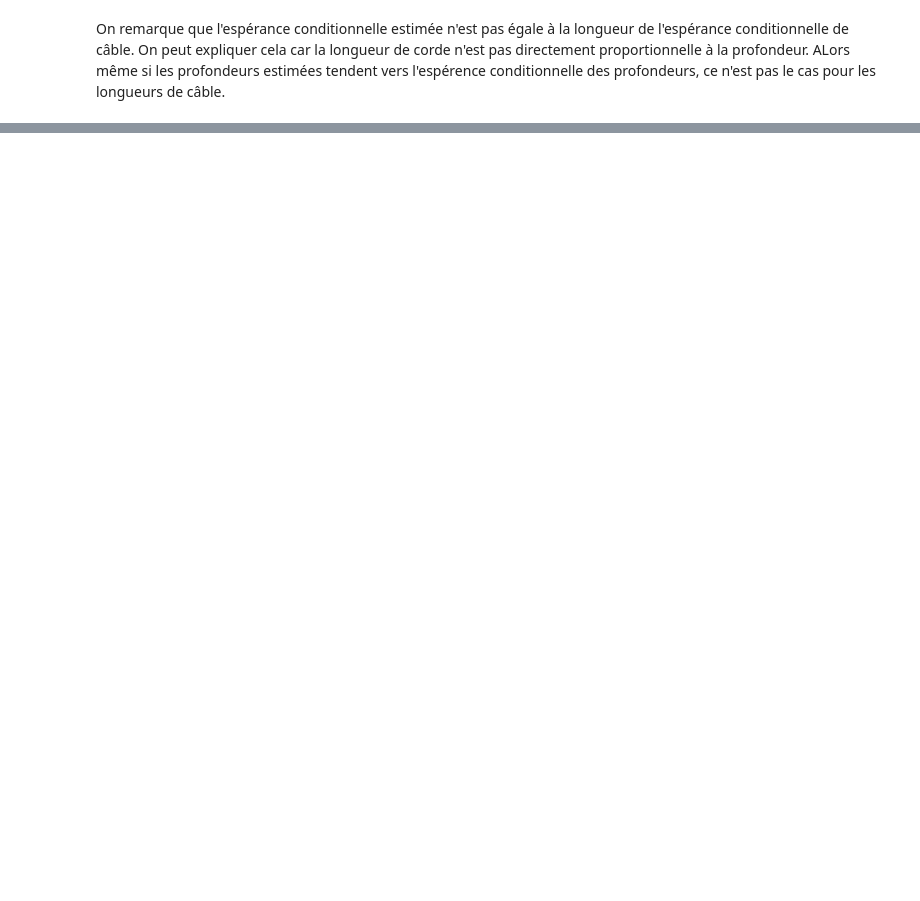
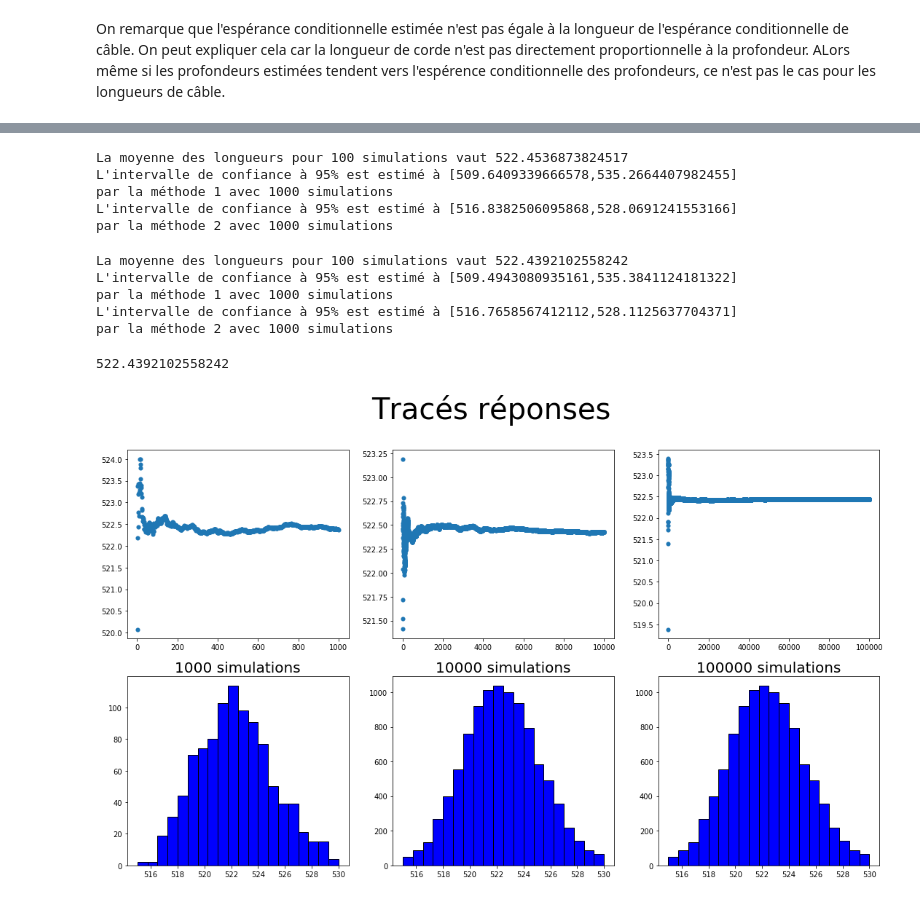
Before and after one commit to jujuhs/mathsinfo3, a Jupyter notebook: Untitled.ipynb, the cells around one changed output, grey strips where cells are left out. Drawn from its saved outputs; the diff is of its cells as text; code cells hidden in the pictures; blank space fills up the shorter version.

```diff
--- a/Untitled.ipynb
+++ b/Untitled.ipynb
@@ -271,0 +398,80 @@ plt.show()
+# %%
+#Pour 10000 simulations
+
+Résultats_10000_Sim=simulation(10000)
+
+Moy_longueur_10000_Sim=Résultats_10000_Sim[1]
+Suite_M_n_10000_Sim=Résultats_10000_Sim[2]
+Valeur_de_n_10000_Sim=Résultats_10000_Sim[3]
+Longueurs_des_cables_10000_Sim=Résultats_10000_Sim[4]
+
+
+
+Ecart_type_10000_Sim=calcul_ecart_type(Longueurs_des_cables_10000_Sim, Moy_longueur_10000_Sim)
+
+Borne_inf_10000_Sim_1 = Moy_longueur_10000_Sim -math.sqrt(20)*Ecart_type_10000_Sim
+Borne_sup_10000_Sim_1 = Moy_longueur_10000_Sim +math.sqrt(20)*Ecart_type_10000_Sim
+
+
+
+Borne_inf_10000_Sim_2 = Moy_longueur_10000_Sim -1.96*Ecart_type_10000_Sim
+Borne_sup_10000_Sim_2 = Moy_longueur_10000_Sim +1.96*Ecart_type_10000_Sim
+# %% [output]
+La moyenne des longueurs pour 100 simulations vaut 522.4536873824517
+L'intervalle de confiance à 95% est estimé à [509.6409339666578,535.2664407982455]
+par la méthode 1 avec 1000 simulations
+L'intervalle de confiance à 95% est estimé à [516.8382506095868,528.0691241553166]
+par la méthode 2 avec 1000 simulations
+# %%
+#Pour 100000 simulations
+
+Résultats_100000_Sim=simulation(100000)
+
+Moy_longueur_100000_Sim=Résultats_100000_Sim[1]
+Suite_M_n_100000_Sim=Résultats_100000_Sim[2]
+Valeur_de_n_100000_Sim=Résultats_100000_Sim[3]
+Longueurs_des_cables_100000_Sim=Résultats_100000_Sim[4]
+
+
+
+Ecart_type_100000_Sim=calcul_ecart_type(Longueurs_des_cables_100000_Sim, Moy_longueur_100000_Sim)
+
+Borne_inf_100000_Sim_1 = Moy_longueur_100000_Sim -math.sqrt(20)*Ecart_type_100000_Sim
+Borne_sup_100000_Sim_1 = Moy_longueur_100000_Sim +math.sqrt(20)*Ecart_type_100000_Sim
+
+
+
+Borne_inf_100000_Sim_2 = Moy_longueur_100000_Sim -1.96*Ecart_type_100000_Sim
+Borne_sup_100000_Sim_2 = Moy_longueur_100000_Sim +1.96*Ecart_type_100000_Sim
+# %% [output]
+La moyenne des longueurs pour 100 simulations vaut 522.4392102558242
+L'intervalle de confiance à 95% est estimé à [509.4943080935161,535.3841124181322]
+par la méthode 1 avec 1000 simulations
+L'intervalle de confiance à 95% est estimé à [516.7658567412112,528.1125637704371]
+par la méthode 2 avec 1000 simulations
+# %%
+###Les tracés:
+fig, axes = plt.subplots(2, 3)
+fig.suptitle('Tracés réponses',fontsize=40)
+fig.set_size_inches(18.5, 10.5, forward=True)
+axes[0,0].scatter(Valeur_de_n_1000_Sim, Suite_M_n_1000_Sim,linewidth=0.1)
+axes[0,1].scatter(Valeur_de_n_10000_Sim, Suite_M_n_10000_Sim,linewidth=0.1)
+axes[0,2].scatter(Valeur_de_n_100000_Sim, Suite_M_n_100000_Sim,linewidth=0.1)
+axes[1,0].hist(Longueurs_des_cables_1000_Sim, range = (515, 530), bins = 20, color = 'blue',
+            edgecolor = 'black')
+axes[1,1].hist(Longueurs_des_cables_10000_Sim, range = (515, 530), bins = 20, color = 'blue',
+            edgecolor = 'black')
+axes[1,2].hist(Longueurs_des_cables_10000_Sim, range = (515, 530), bins = 20, color = 'blue',
+            edgecolor = 'black')
+axes[1,0].set_title(f'1000 simulations',fontsize=20)
+axes[1,1].set_title(f'10000 simulations',fontsize=20)
+axes[1,2].set_title(f'100000 simulations',fontsize=20)
+
+axes[1,0].set_title(f'1000 simulations',fontsize=20)
+axes[1,1].set_title(f'10000 simulations',fontsize=20)
+axes[1,2].set_title(f'100000 simulations',fontsize=20)
+
+print(Suite_M_n_100000_Sim[99999])
+# %% [output]
+522.4392102558242
+[figure, added]
```
Also changed, not shown: parts of 28 cells of this notebook.
